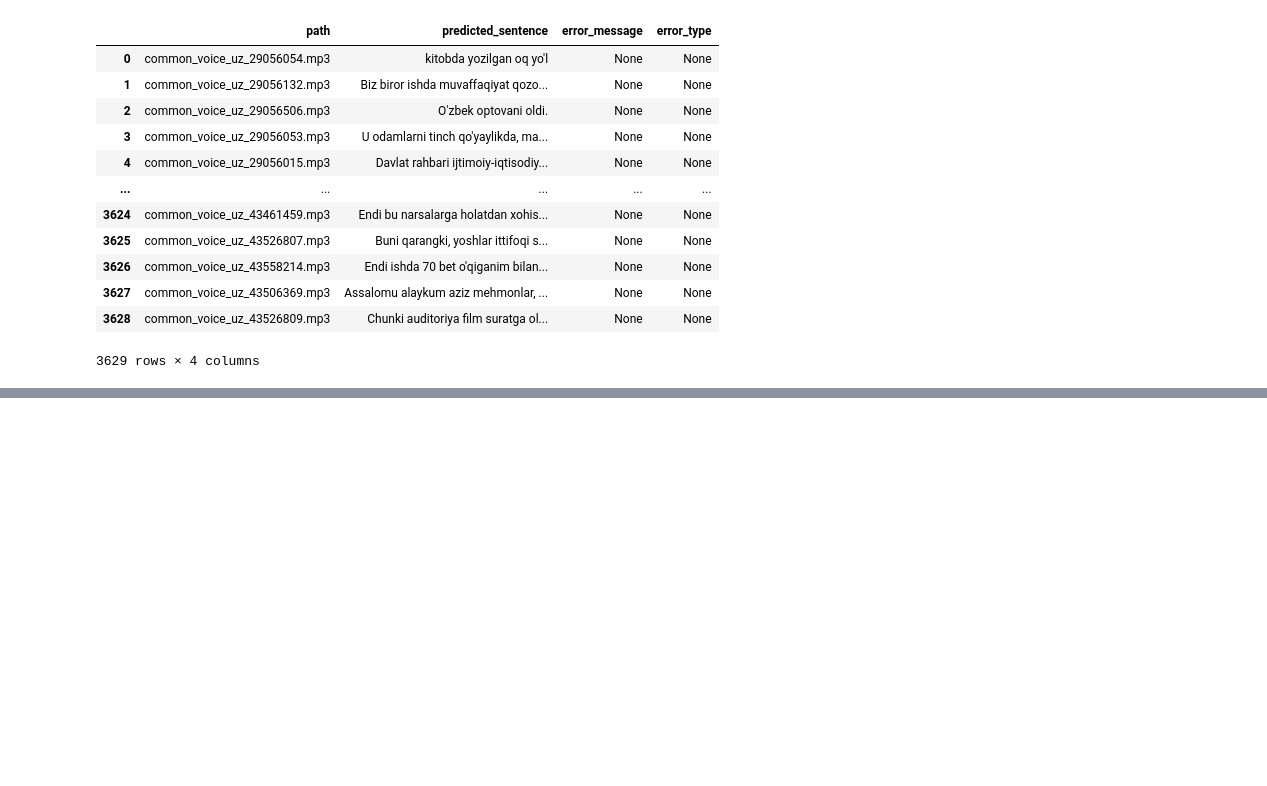
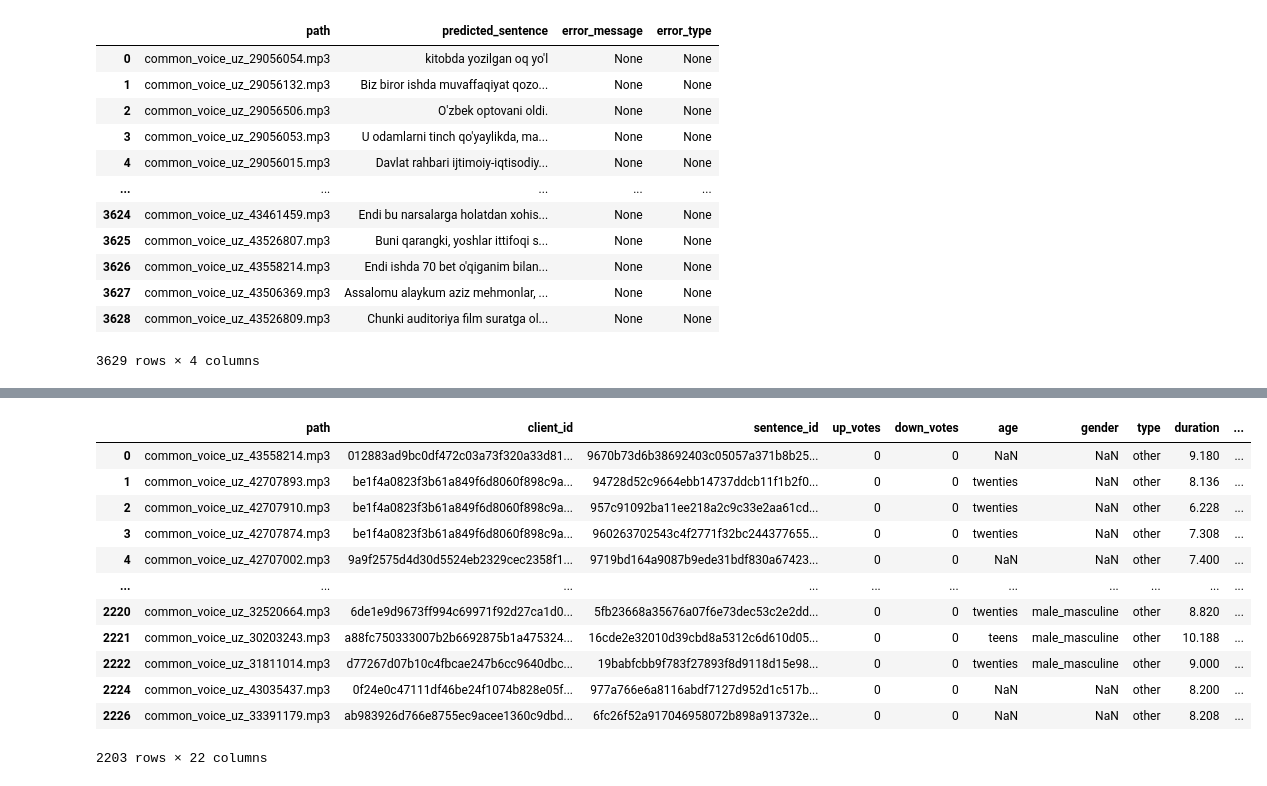
Before and after one commit to HaidarChaito/uzbek-automatic-speech-recognition, a Jupyter notebook: notebooks/common_voice_dataset_quality_evaluation.ipynb, the cells around one changed output, grey strips where cells are left out. Drawn from its saved outputs; the diff is of its cells as text; code cells hidden in the pictures; blank space fills up the shorter version.

```diff
--- a/notebooks/common_voice_dataset_quality_evaluation.ipynb
+++ b/notebooks/common_voice_dataset_quality_evaluation.ipynb
@@ -939,0 +1033,67 @@ alignment_check_df.sort_values("wer", ascending=False)
+# %%
+sampled_recordings_df = pd.read_csv(SAMPLED_RECORDINGS_PATH, index_col="id")
+manually_checked_df = pd.read_csv(os.path.join(DATASET_DIR, "alignment_manually_checked.csv"))[
+    ["path", "sentence_checked"]]
+
+# Merge sentence_checked into the main dataframe - manual transcription added
+sampled_recordings_df = sampled_recordings_df.merge(
+    manually_checked_df[["path", "sentence_checked"]],
+    left_on="path",
+    right_on="path",
+    how="left"
+)
+
+# Filter rows where sentence_checked is not NaN or empty
+manually_checked_mask = sampled_recordings_df["sentence_checked"].notna() & (
+        sampled_recordings_df["sentence_checked"] != "")
+manually_checked_rows = sampled_recordings_df[manually_checked_mask]
+
+# Calculate metrics only for valid rows
+calculated_metrics = manually_checked_rows.apply(
+    lambda row: similarity_metrics.calculate(
+        reference=row["sentence_checked"],
+        hypothesis=row["predicted_sentence"]
+    ),
+    axis=1
+)
+metrics_df = pd.DataFrame(calculated_metrics.tolist(), index=manually_checked_rows["path"])
+metrics_df = (metrics_df
+              .rename(columns={"ref_normalized": "checked_normalized"})
+              .drop(columns=["hyp_normalized"]))
+
+# Update the main dataframe using 'path' as the key
+sampled_recordings_df = sampled_recordings_df.set_index("path")
+sampled_recordings_df.update(metrics_df)
+
+# Add checked_normalized column
+sampled_recordings_df = sampled_recordings_df.join(
+    metrics_df["checked_normalized"],
+    how="left"
+)
+sampled_recordings_df = sampled_recordings_df.reset_index()
+
+# Save perfect alignment or manually checked samples
+sampled_recordings_df = sampled_recordings_df[(sampled_recordings_df["wer"] == 0.0) | manually_checked_mask]
+
+# Reordering columns
+cols = sampled_recordings_df.columns.tolist()
+new_cols_order = cols[:15] + cols[-2:] + cols[15:len(cols) - 2]
+sampled_recordings_df = sampled_recordings_df[new_cols_order]
+
+sampled_recordings_df.to_csv(SAMPLED_RECORDINGS_PATH, index_label="id")
+
+sampled_recordings_df
+# %% [output]
+|  | path | client_id | sentence_id | up_votes | down_votes | age | gender | type | duration | ... |
+| 0 | common_voice_uz_43558214.mp3 | 012883ad9bc0df472c03a73f320a33d81... | 9670b73d6b38692403c05057a371b8b25... | 0 | 0 | NaN | NaN | other | 9.180 | ... |
+| 1 | common_voice_uz_42707893.mp3 | be1f4a0823f3b61a849f6d8060f898c9a... | 94728d52c9664ebb14737ddcb11f1b2f0... | 0 | 0 | twenties | NaN | other | 8.136 | ... |
+| 2 | common_voice_uz_42707910.mp3 | be1f4a0823f3b61a849f6d8060f898c9a... | 957c91092ba11ee218a2c9c33e2aa61cd... | 0 | 0 | twenties | NaN | other | 6.228 | ... |
+| 3 | common_voice_uz_42707874.mp3 | be1f4a0823f3b61a849f6d8060f898c9a... | 960263702543c4f2771f32bc244377655... | 0 | 0 | twenties | NaN | other | 7.308 | ... |
+| 4 | common_voice_uz_42707002.mp3 | 9a9f2575d4d30d5524eb2329cec2358f1... | 9719bd164a9087b9ede31bdf830a67423... | 0 | 0 | NaN | NaN | other | 7.400 | ... |
+| ... | ... | ... | ... | ... | ... | ... | ... | ... | ... | ... |
+| 2220 | common_voice_uz_32520664.mp3 | 6de1e9d9673ff994c69971f92d27ca1d0... | 5fb23668a35676a07f6e73dec53c2e2dd... | 0 | 0 | twenties | male_masculine | other | 8.820 | ... |
+| 2221 | common_voice_uz_30203243.mp3 | a88fc750333007b2b6692875b1a475324... | 16cde2e32010d39cbd8a5312c6d610d05... | 0 | 0 | teens | male_masculine | other | 10.188 | ... |
+| 2222 | common_voice_uz_31811014.mp3 | d77267d07b10c4fbcae247b6cc9640dbc... | 19babfcbb9f783f27893f8d9118d15e98... | 0 | 0 | twenties | male_masculine | other | 9.000 | ... |
+| 2224 | common_voice_uz_43035437.mp3 | 0f24e0c47111df46be24f1074b828e05f... | 977a766e6a8116abdf7127d952d1c517b... | 0 | 0 | NaN | NaN | other | 8.200 | ... |
+| 2226 | common_voice_uz_33391179.mp3 | ab983926d766e8755ec9acee1360c9dbd... | 6fc26f52a917046958072b898a913732e... | 0 | 0 | NaN | NaN | other | 8.208 | ... |
+2203 rows × 22 columns
```
Also changed, not shown: parts of 4 cells of this notebook, 2 other files.
